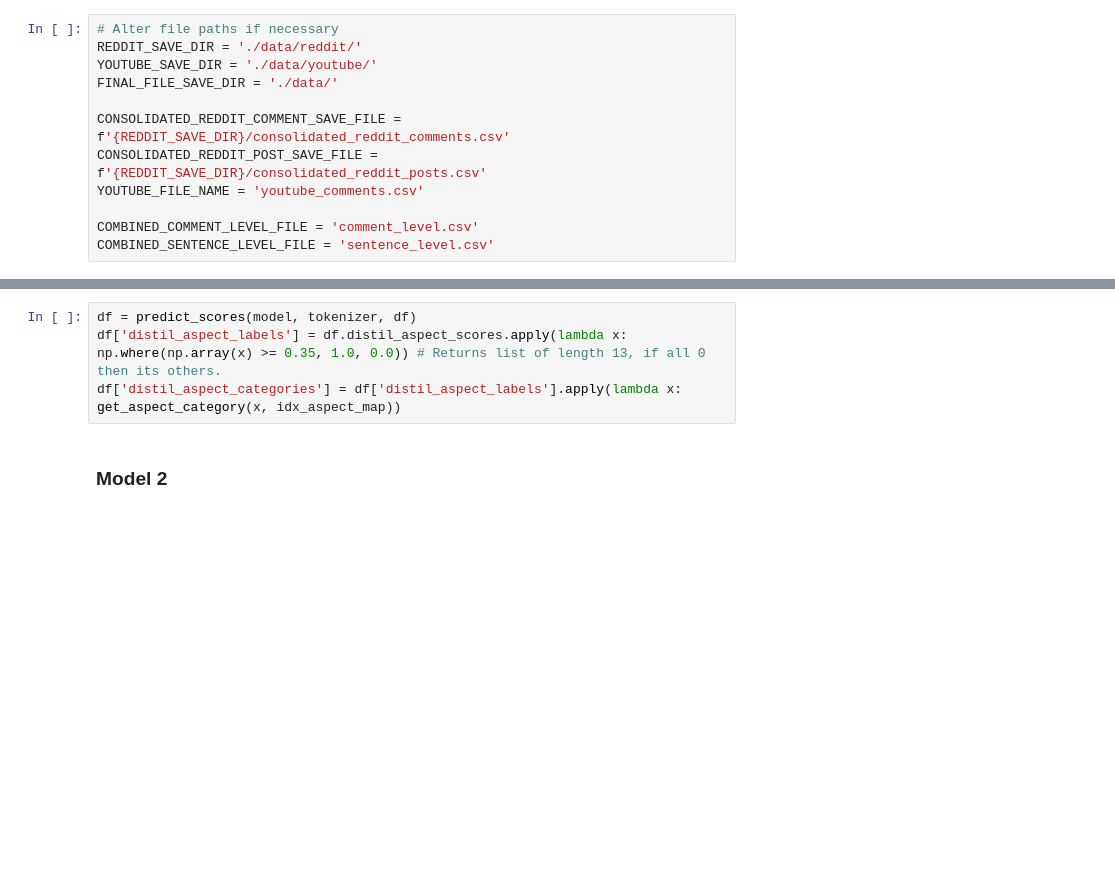
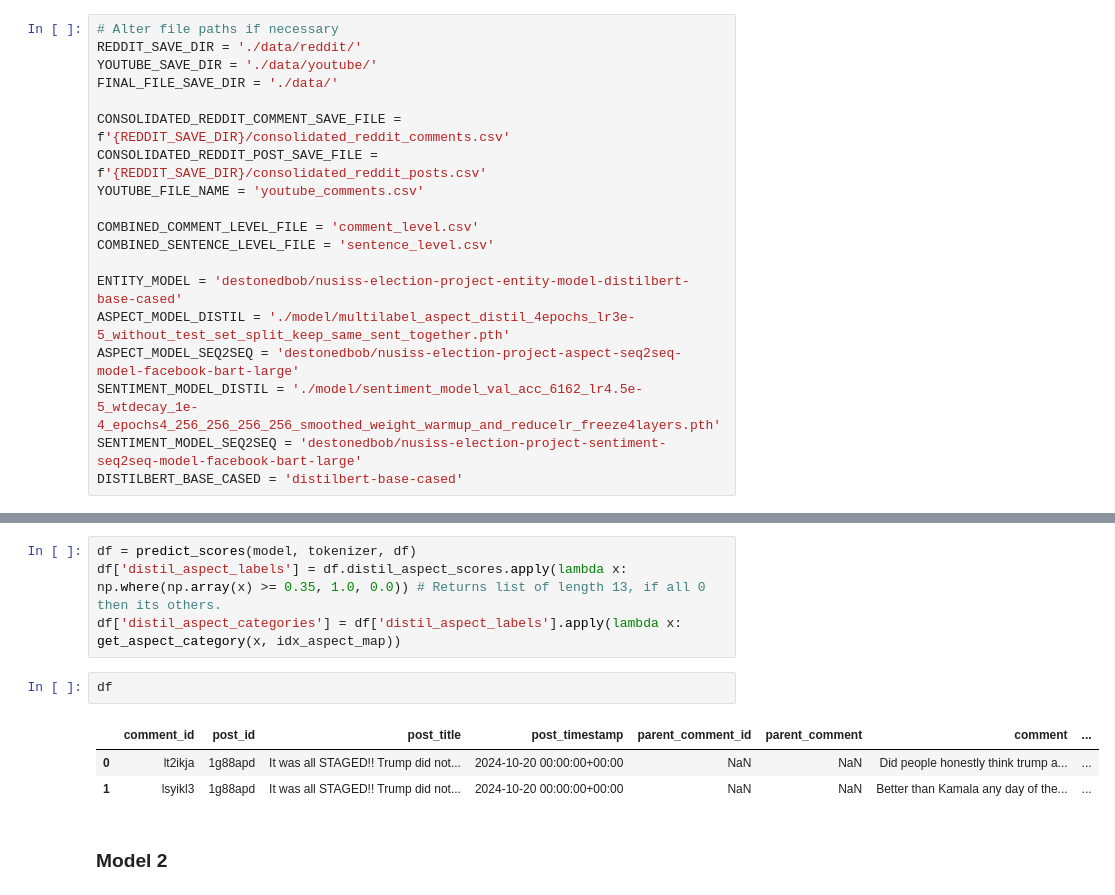
Before and after one commit to destonedbob/nusiss-project-presidential-absa-system, a Jupyter notebook: main.ipynb, the cells around one changed output, grey strips where cells are left out. Saved outputs shown, nothing was run; the diff lists cells and outputs as text; blank space fills up the shorter version.

```diff
--- a/main.ipynb
+++ b/main.ipynb
@@ -43,6 +43,13 @@ YOUTUBE_FILE_NAME = 'youtube_comments.csv'
 
 COMBINED_COMMENT_LEVEL_FILE = 'comment_level.csv'
 COMBINED_SENTENCE_LEVEL_FILE = 'sentence_level.csv'
+
+ENTITY_MODEL = 'destonedbob/nusiss-election-project-entity-model-distilbert-base-cased'
+ASPECT_MODEL_DISTIL = './model/multilabel_aspect_distil_4epochs_lr3e-5_without_test_set_split_keep_same_sent_together.pth'
+ASPECT_MODEL_SEQ2SEQ = 'destonedbob/nusiss-election-project-aspect-seq2seq-model-facebook-bart-large'
+SENTIMENT_MODEL_DISTIL = './model/sentiment_model_val_acc_6162_lr4.5e-5_wtdecay_1e-4_epochs4_256_256_256_256_smoothed_weight_warmup_and_reducelr_freeze4layers.pth'
+SENTIMENT_MODEL_SEQ2SEQ = 'destonedbob/nusiss-election-project-sentiment-seq2seq-model-facebook-bart-large'
+DISTILBERT_BASE_CASED = 'distilbert-base-cased'
 # %%
 entity_idx_map = {k:v for v, k in enumerate(['kamala', 'trump', 'others'])}
 idx_entity_map = {v:k for k, v in entity_idx_map.items()}
@@ -371,6 +377,12 @@ Some weights of the model checkpoint at distilbert-base-cased were not used when
 df = predict_scores(model, tokenizer, df)
 df['distil_aspect_labels'] = df.distil_aspect_scores.apply(lambda x: np.where(np.array(x) >= 0.35, 1.0, 0.0)) # Returns list of length 13, if all 0 then its others.
 df['distil_aspect_categories'] = df['distil_aspect_labels'].apply(lambda x: get_aspect_category(x, idx_aspect_map))
+# %%
+df
+# %% [output]
+|  | comment_id | post_id | post_title | post_timestamp | parent_comment_id | parent_comment | comment | ... |
+| 0 | lt2ikja | 1g88apd | It was all STAGED!! Trump did not... | 2024-10-20 00:00:00+00:00 | NaN | NaN | Did people honestly think trump a... | ... |
+| 1 | lsyikl3 | 1g88apd | It was all STAGED!! Trump did not... | 2024-10-20 00:00:00+00:00 | NaN | NaN | Better than Kamala any day of the... | ... |
 # %% [markdown]
 ### Model 2
 # %%
```
Also changed, not shown: parts of 9 cells of this notebook.
